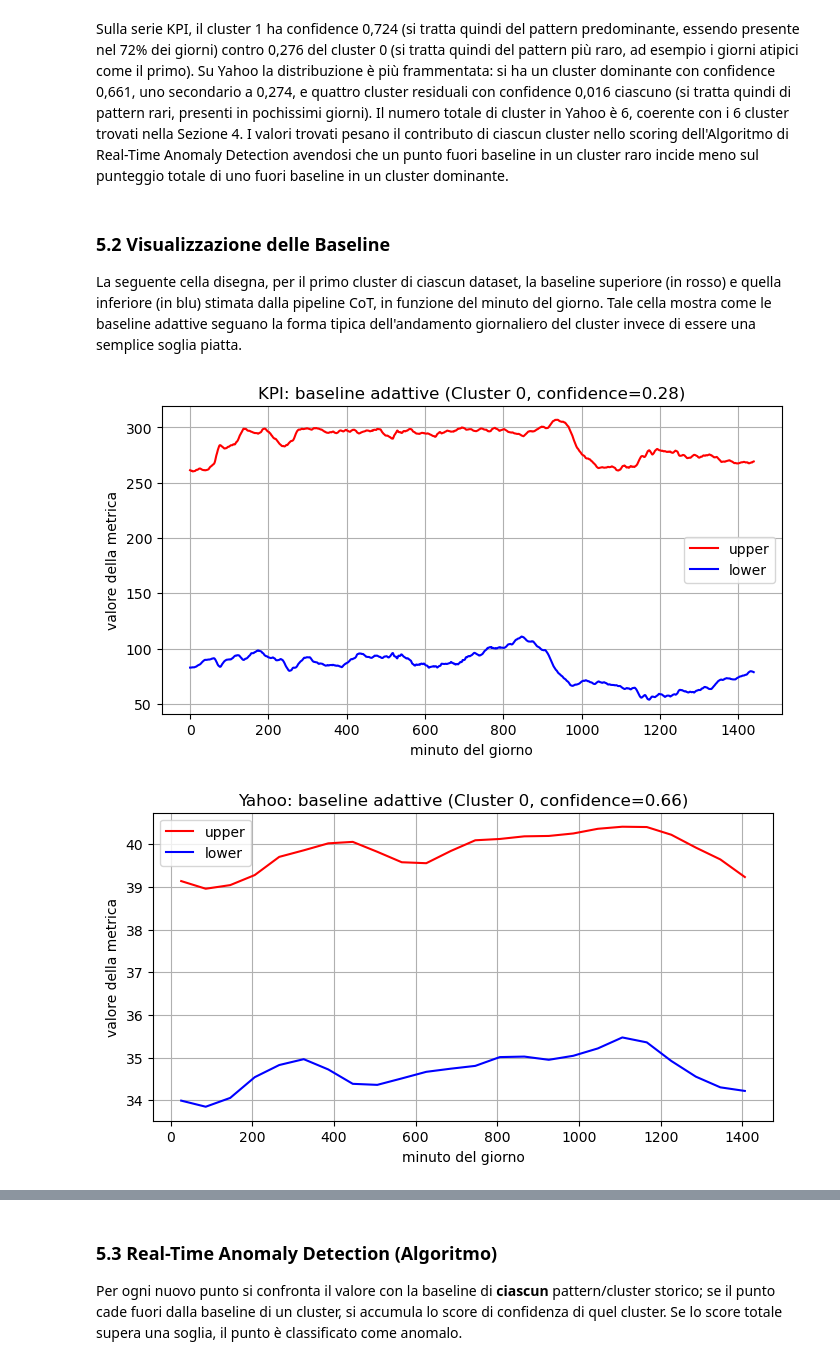
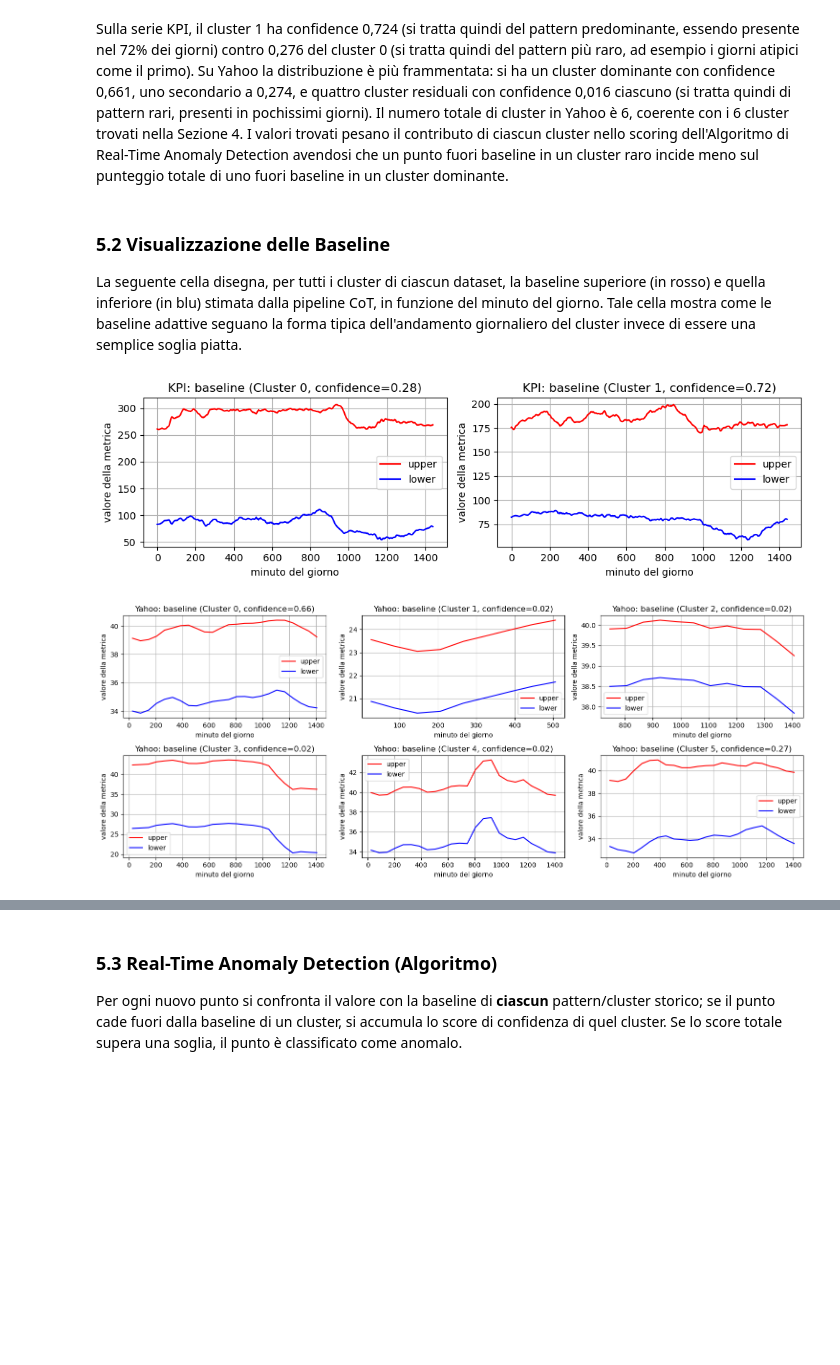
Before and after one commit to GiuliaSimoncini/LAB_Data_Mining, a Jupyter notebook: Cluster_LLM.ipynb, the cells around one changed output, grey strips where cells are left out. Saved outputs shown, nothing was run; the diff lists cells and outputs as text; code cells hidden in the pictures; blank space fills up the shorter version.

```diff
--- a/Cluster_LLM.ipynb
+++ b/Cluster_LLM.ipynb
@@ -800,25 +847,46 @@ Sulla serie KPI, il cluster 1 ha confidence 0,724 (si tratta quindi del pattern
 # %% [markdown]
 ### **5.2 Visualizzazione delle Baseline**
 
-La seguente cella disegna, per il primo cluster di ciascun dataset, la baseline superiore (in rosso) e quella inferiore (in blu) stimata dalla pipeline CoT, in funzione del minuto del giorno. Tale cella mostra come le baseline adattive seguano la forma tipica dell'andamento giornaliero del cluster invece di essere una semplice soglia piatta.
+La seguente cella disegna, per tutti i cluster di ciascun dataset, la baseline superiore (in rosso) e quella inferiore (in blu) stimata dalla pipeline CoT, in funzione del minuto del giorno. Tale cella mostra come le baseline adattive seguano la forma tipica dell'andamento giornaliero del cluster invece di essere una semplice soglia piatta.
 # %%
+# Baseline adattive stimate per tutti i cluster -> KPI e Yahoo
+def plot_fig4(profiles, dataset_name):
+    cluster_ids = sorted(profiles.keys())
+    n = len(cluster_ids)
 
-# Baseline adattive stimate per un cluster di esempio -> KPI e Yahoo
-def plot_fig4(profiles, dataset_name):
-    cid0 = list(profiles.keys())[0]
-    prof = profiles[cid0]
-    plt.figure(figsize=(8, 4))
-    plt.plot(prof.minute_index, prof.upper, color="red", label="upper")
-    plt.plot(prof.minute_index, prof.lower, color="blue", label="lower")
-    plt.title(f"{dataset_name}: baseline adattive (Cluster {cid0}, confidence={prof.confidence:.2f})")
-    plt.xlabel("minuto del giorno")
-    plt.ylabel("valore della metrica")
-    plt.legend()
+    if n % 3 == 0:
+        cols = 3
+    elif n % 2 == 0:
+        cols = 2
+    else:
+        cols = max(n, 1)
+    rows = math.ceil(n / cols) if cols else 1
+
+    panel_w = 5
+    panel_h = 3
+
+    fig, axes = plt.subplots(rows, cols, figsize=(panel_w * cols, panel_h * rows), squeeze=False)
+    for idx in range(rows * cols):
+        r, c = divmod(idx, cols)
+        ax = axes[r, c]
+        if idx < n:
+            cid = cluster_ids[idx]
+            prof = profiles[cid]
+            ax.plot(prof.minute_index, prof.upper, color="red", label="upper")
+            ax.plot(prof.minute_index, prof.lower, color="blue", label="lower")
+            ax.set_title(f"{dataset_name}: baseline (Cluster {cid}, confidence={prof.confidence:.2f})")
+            ax.set_xlabel("minuto del giorno")
+            ax.set_ylabel("valore della metrica")
+            ax.legend()
+        else:
+            ax.axis("off")
+
+    plt.tight_layout()
     plt.show()
 
 plot_fig4(cluster_profiles, "KPI")
 plot_fig4(yahoo_cluster_profiles, "Yahoo")
 # %% [output]
-[figure, old version]
+[figure, new version]
-[figure, old version]
+[figure, new version]
 # %% [markdown]
```
Also changed, not shown: parts of 9 cells of this notebook.
